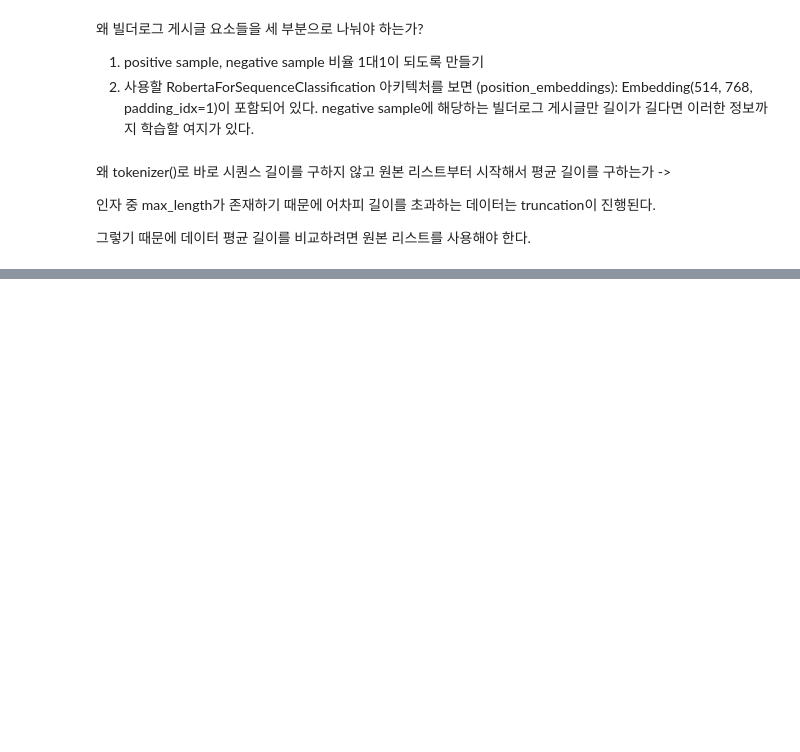
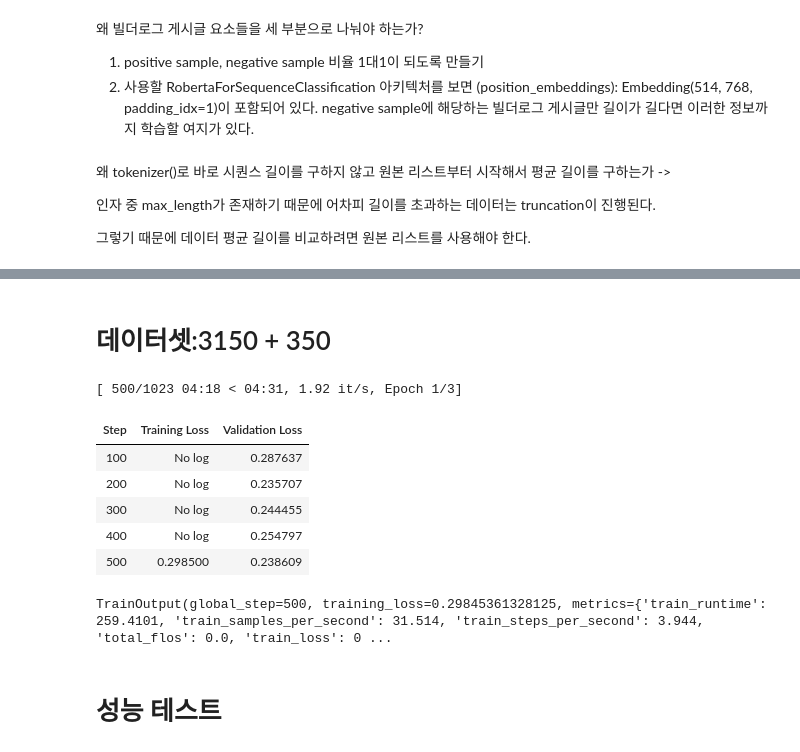
Before and after one commit to Kimhansav/everynocode_search_engine, a Jupyter notebook: old/BP_judge_question.ipynb, the cells around one changed output, grey strips where cells are left out. Drawn from its saved outputs; the diff is of its cells as text; code cells hidden in the pictures; blank space fills up the shorter version.

```diff
--- a/old/BP_judge_question.ipynb
+++ b/old/BP_judge_question.ipynb
@@ -263,3 +433,23 @@ class EarlyStoppingCallback(TrainerCallback):
+# %%
+# #(훈련+검증)/테스트 9:1 분리
+# X, y = df_judge_question["text"], df_judge_question["label"]
+# X_train, X_test, y_train, y_test = train_test_split(X, y, test_size = 0.1, shuffle = True, stratify = y) #초기에는 정렬된 데이터셋으로 stratify로 레이블 비율을 유지하며 데이터셋을 섞은 후 분리
+
+# #pandas dataframe으로 변환
+# train_df = pd.DataFrame({"text": X_train, "label": y_train})
+# test_df = pd.DataFrame({"text": X_test, "label": y_test})
+
+# # Hugging Face의 Dataset 객체로 변환
+# train_dataset = Dataset.from_pandas(train_df)
+# test_dataset = Dataset.from_pandas(test_df)
+
+#pandas dataframe으로 변환
+train_df = pd.DataFrame({"text": df_judge_question['text'], "label": df_judge_question['label']})
+
+# Hugging Face의 Dataset 객체로 변환
+second_dataset = Dataset.from_pandas(train_df)
+
+second_finetune_dataset = second_dataset.map(preprocess_function, batched=True)
 # %%
 #분류 문제이며 레이블 간 데이터 수 비율을 고려하기 위해 StratifiedKFold 사용
 
@@ -302,0 +523,42 @@ for fold, (train_idx, val_idx) in enumerate(skf.split(tokenized_train_dataset, t
+# %% [markdown]
+# 데이터셋:3150 + 350
+# %%
+#훈련 설정
+training_args = TrainingArguments(
+    output_dir = './results',
+    learning_rate = 5e-5,
+    evaluation_strategy = 'steps',
+    eval_steps = 100,
+    save_strategy = "steps",
+    save_steps = 100,
+    num_train_epochs = 3,
+    save_total_limit = 3,
+    per_device_eval_batch_size = 8,
+    per_device_train_batch_size = 8,
+    warmup_steps = 100, #고려사항
+    weight_decay = 0.01, #고려사항
+    logging_dir = "./logs",
+    load_best_model_at_end = True
+)
+
+# 트레이너 생성
+trainer = Trainer(
+    model = model,
+    args = training_args,
+    train_dataset = third_train_dataset,
+    eval_dataset = third_valid_dataset,
+    callbacks = [EarlyStoppingCallback(patience = 3)]
+)
+
+trainer.train()
+# %% [output]
+[ 500/1023 04:18 < 04:31, 1.92 it/s, Epoch 1/3]
+| Step | Training Loss | Validation Loss |
+| 100 | No log | 0.287637 |
+| 200 | No log | 0.235707 |
+| 300 | No log | 0.244455 |
+| 400 | No log | 0.254797 |
+| 500 | 0.298500 | 0.238609 |
+TrainOutput(global_step=500, training_loss=0.29845361328125, metrics={'train_runtime': 259.4101, 'train_samples_per_second': 31.514, 'train_steps_per_second': 3.944, 'total_flos': 0.0, 'train_loss': 0 ...
+# %% [markdown]
+# 성능 테스트
```
Also changed, not shown: parts of 30 cells of this notebook.
